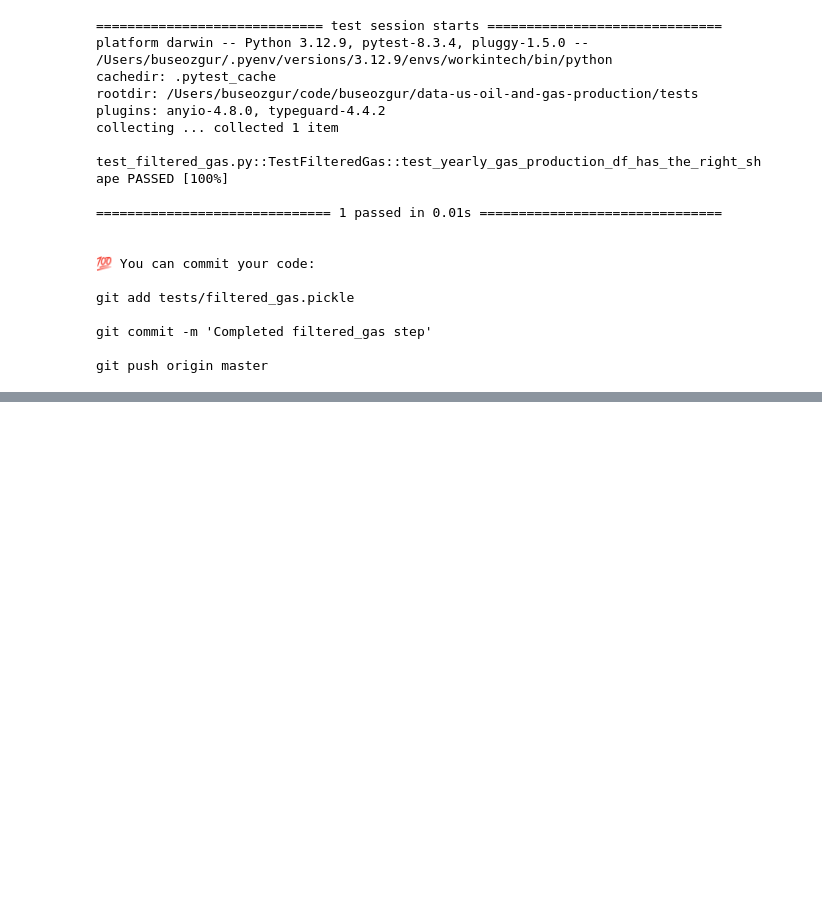
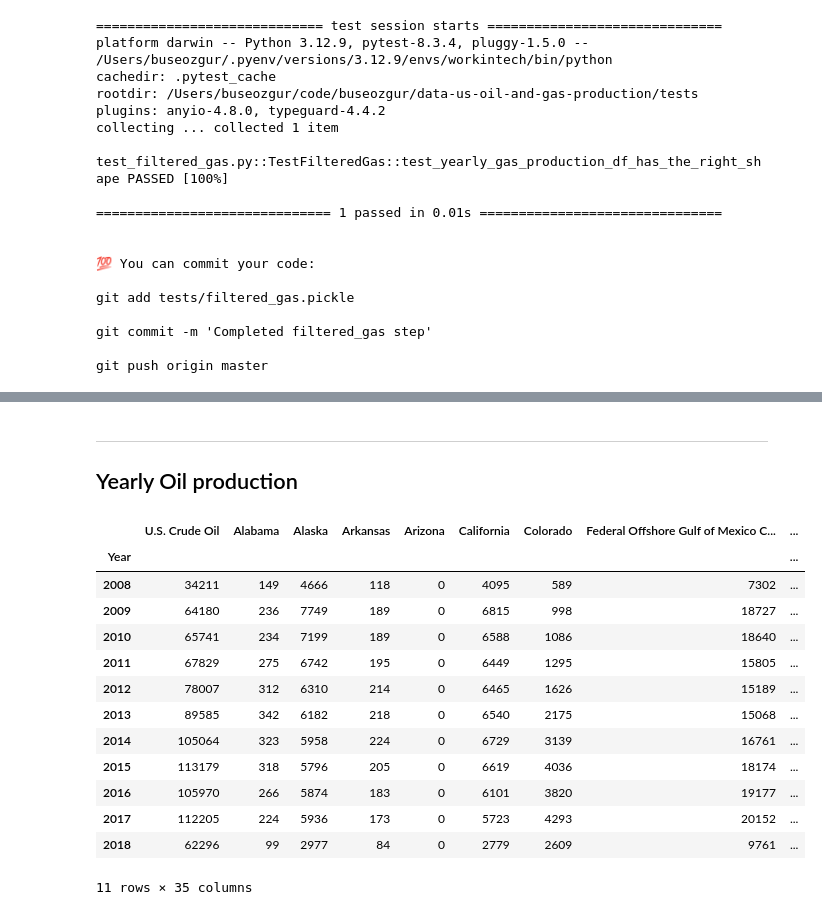
Before and after one commit to buseozgur/data-us-oil-and-gas-production, a Jupyter notebook: oil_and_gas.ipynb, the cells around one changed output, grey strips where cells are left out. Saved outputs shown, nothing was run; the diff lists cells and outputs as text; code cells hidden in the pictures; blank space fills up the shorter version.

```diff
--- a/oil_and_gas.ipynb
+++ b/oil_and_gas.ipynb
@@ -259,0 +315,23 @@ git push origin master
+# %% [markdown]
+---
+
+## Yearly Oil production
+# %%
+yearly_oil_df = oil_df.groupby(oil_df["Month"].dt.year).sum(numeric_only = True)
+yearly_oil_df.index.name = "Year"
+yearly_oil_df
+# %% [output]
+|  | U.S. Crude Oil | Alabama | Alaska | Arkansas | Arizona | California | Colorado | Federal Offshore Gulf of Mexico C... | ... |
+| Year |  |  |  |  |  |  |  |  | ... |
+| 2008 | 34211 | 149 | 4666 | 118 | 0 | 4095 | 589 | 7302 | ... |
+| 2009 | 64180 | 236 | 7749 | 189 | 0 | 6815 | 998 | 18727 | ... |
+| 2010 | 65741 | 234 | 7199 | 189 | 0 | 6588 | 1086 | 18640 | ... |
+| 2011 | 67829 | 275 | 6742 | 195 | 0 | 6449 | 1295 | 15805 | ... |
+| 2012 | 78007 | 312 | 6310 | 214 | 0 | 6465 | 1626 | 15189 | ... |
+| 2013 | 89585 | 342 | 6182 | 218 | 0 | 6540 | 2175 | 15068 | ... |
+| 2014 | 105064 | 323 | 5958 | 224 | 0 | 6729 | 3139 | 16761 | ... |
+| 2015 | 113179 | 318 | 5796 | 205 | 0 | 6619 | 4036 | 18174 | ... |
+| 2016 | 105970 | 266 | 5874 | 183 | 0 | 6101 | 3820 | 19177 | ... |
+| 2017 | 112205 | 224 | 5936 | 173 | 0 | 5723 | 4293 | 20152 | ... |
+| 2018 | 62296 | 99 | 2977 | 84 | 0 | 2779 | 2609 | 9761 | ... |
+11 rows × 35 columns
```
Also changed, not shown: parts of 14 cells of this notebook, 1 other file.
